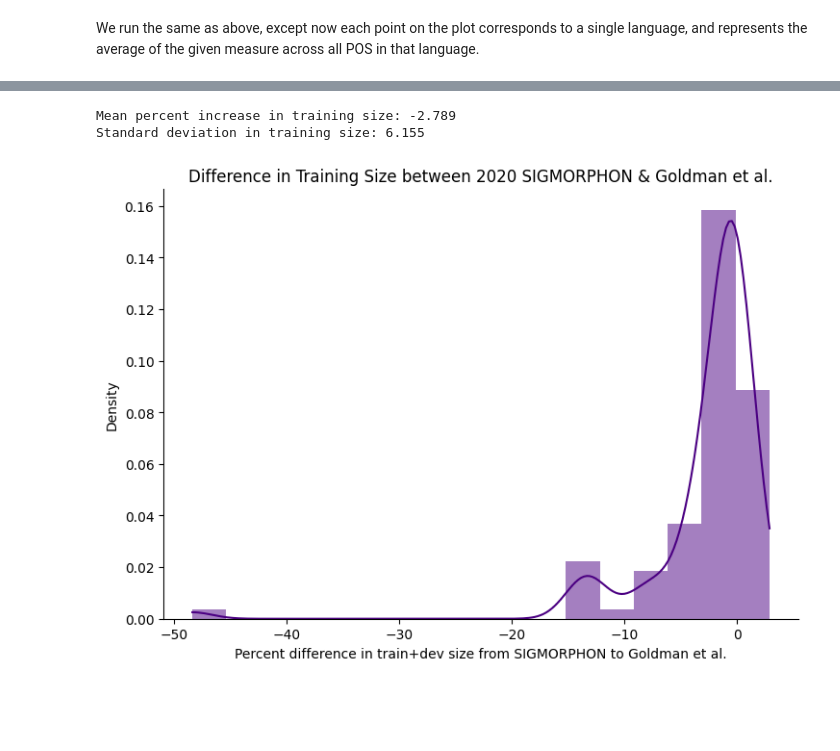
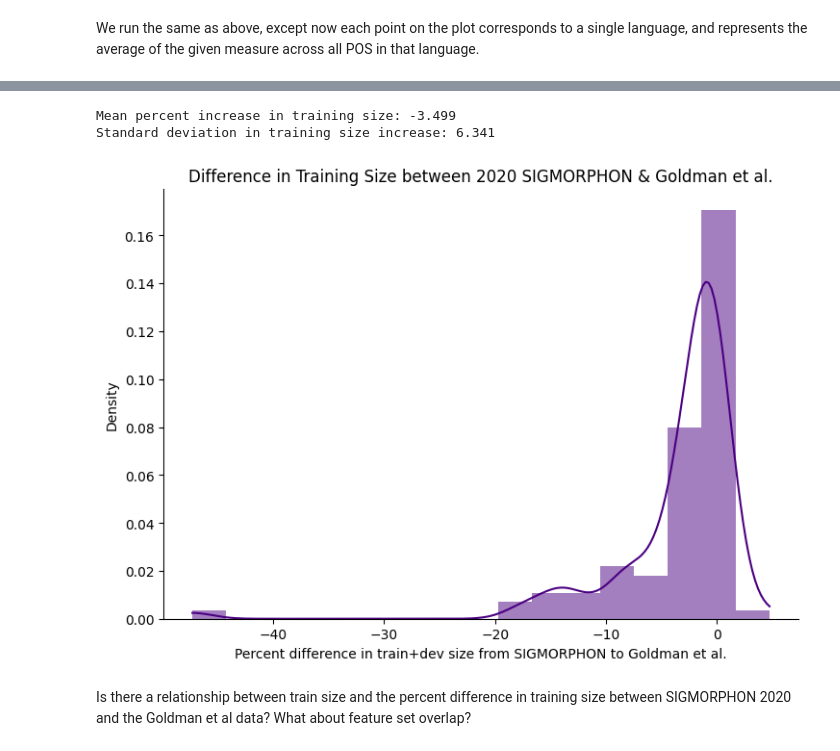
Before and after one commit to paynesa/qp2, a Jupyter notebook: code/exploration_plotting.ipynb, the cells around one changed output, grey strips where cells are left out. Cells and saved outputs as stored; diff of their text form; code cells hidden in the pictures; blank space fills up the shorter version.

Commit message:
finish up exploration_plotting notebook

```diff
--- a/code/exploration_plotting.ipynb
+++ b/code/exploration_plotting.ipynb
@@ -90,7 +104,7 @@ labels = []
 
 for ovlp, lang in zip(overlap, languages):
     # This gives a dictionary with the mean, stdev, and max paradigm size for train, test, and problematic lemmas
-    res = investigate_feature_overlap(f"{PATH_TO_DATA}/{lang}", verbose=False)
+    res = investigate_feature_overlap(f"{PATH_TO_GOLDMAN_DATA}/{lang}", verbose=False)
     # Examine each POS for each language
     for pos in res:
         label = ""
@@ -166,7 +180,7 @@ test_stdevs = []
 
 # Iterate through all the languages with less than 100% overlap and store each POS separately
 for ovlp, lang in zip(overlap, languages):
-    res = investigate_feature_overlap(f"{PATH_TO_DATA}/{lang}", verbose=False)
+    res = investigate_feature_overlap(f"{PATH_TO_GOLDMAN_DATA}/{lang}", verbose=False)
     if ovlp < 1:
         for pos in res:
             if "problematic" in res[pos]:
@@ -223,7 +237,7 @@ test_stdevs = []
 
 # Iterate through all the languages with less than 100% overlap and store each POS separately
 for ovlp, lang in zip(overlap, languages):
-    res = investigate_feature_overlap(f"{PATH_TO_DATA}/{lang}", verbose=False)
+    res = investigate_feature_overlap(f"{PATH_TO_GOLDMAN_DATA}/{lang}", verbose=False)
     if ovlp < 1:
         # Store for calculating the averages for each language
         local_percent_increase = []
@@ -331,0 +368,4 @@ TODO: Check how these all correlate with training size as well
+# %%
+# Training size vs. number of unique features
+train, features, languages = run_correlation(PATH_TO_GOLDMAN_DATA, train_size, unique_features)
+plot_stats(train, features, "Train Size", "Number of Unique Features")
@@ -356,49 +409,44 @@ Kendall's Tau:  0.726,   p = 4.7381303534837157e-23
 # %%
-PATH_TO_GOLDMAN_DATA = "LemmaSplitting/LemmaSplitData"
+# Get all the training sizes for Goldman
 goldman_dict = {}
-
-PATH_TO_SIGMORPHON = "SIGMORPHON2020/train"
-sigmorphon_dict = {}
-
 for f in [f for f in os.listdir(PATH_TO_GOLDMAN_DATA) if "." not in f]:
     for lang in set([l.strip().split(".")[0] for l in os.listdir(f"{PATH_TO_GOLDMAN_DATA}/{f}")]):
         train, dev, _ = parse_files(f"{PATH_TO_GOLDMAN_DATA}/{f}/{lang}")
-        goldman_dict[lang] = len(train) + len(dev)
+        goldman_dict[lang] = len(train)
 
+# Get all the training sizes for SIGMORPHON
+sigmorphon_dict = {}
+for f in [f for f in os.listdir(PATH_TO_SIGMORPHON20) if "." not in f]:
+     for lang in set([l.strip().split(".")[0] for l in os.listdir(f"{PATH_TO_SIGMORPHON20}/{f}")]):
+        train, dev, _ = parse_files(f"{PATH_TO_SIGMORPHON20}/{f}/{lang}")
+        sigmorphon_dict[lang] = len(train)
 
-for f in [f for f in os.listdir(PATH_TO_SIGMORPHON) if "." not in f]:
-     for lang in set([l.strip().split(".")[0] for l in os.listdir(f"{PATH_TO_SIGMORPHON}/{f}")]):
-        train, dev, _ = parse_files(f"{PATH_TO_SIGMORPHON}/{f}/{lang}")
-        sigmorphon_dict[lang] = len(train) + len(dev)
+# Calculate the differences for each language
+differences = [100 * (goldman_dict[lang] - sigmorphon_dict[lang]) / sigmorphon_dict[lang] for lang in goldman_dict]
+differences = np.asarray(differences)
 
-differences = []
+# Calculate the mean and standard deviation in the percent difference
+print(f"Mean percent increase in training size: {np.mean(differences) :.3f}")
+print(f"Standard deviation in training size increase: {np.std(differences) :.3f}")
 
-for lang in goldman_dict:
-    g = goldman_dict[lang]
-    s = sigmorphon_dict[lang]
-    percent_diff = 100 * (g - s) / s
-    differences.append(percent_diff)
-
-differences = np.asarray(differences)
-print(f"Mean percent increase in training size: {np.mean(differences) :.3f}")
-print(f"Standard deviation in training size: {np.std(differences) :.3f}")
-
+# Plot the results
 sns.displot(differences,
             color="indigo",
             linewidth=0,
             alpha=0.5,
             kde=True,
             binwidth = 3,
             kde_kws = {"bw_adjust": 0.7},
             stat="density",
             aspect=1.5,
            )
-
 plt.xlabel("Percent difference in train+dev size from SIGMORPHON to Goldman et al.")
 plt.title("Difference in Training Size between 2020 SIGMORPHON & Goldman et al.")
 plt.savefig("../writeup/figs/training_difference.png", dpi=500, bbox_inches='tight')
 # %% [output]
-Mean percent increase in training size: -2.789
-Standard deviation in training size: 6.155
+Mean percent increase in training size: -3.499
+Standard deviation in training size increase: 6.341
-[figure, old version]
+[figure, new version]
+# %% [markdown]
+Is there a relationship between train size and the percent difference in training size between SIGMORPHON 2020 and the Goldman et al data? What about feature set overlap?
 # %%
```
Also changed, not shown: parts of 26 cells of this notebook, 5 other files.
